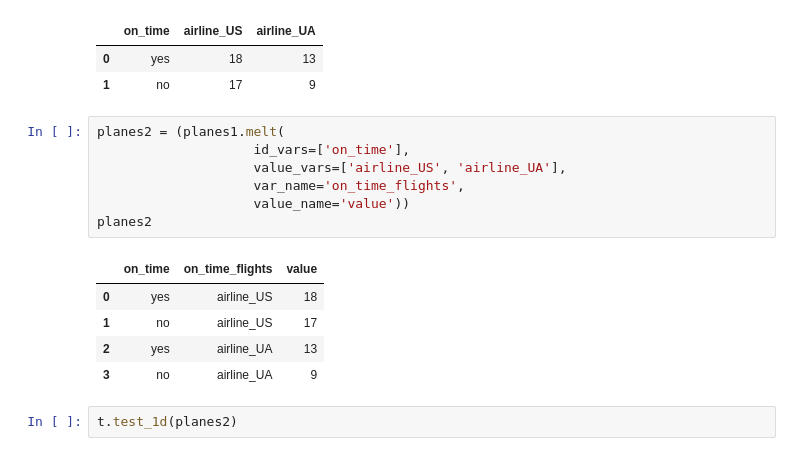
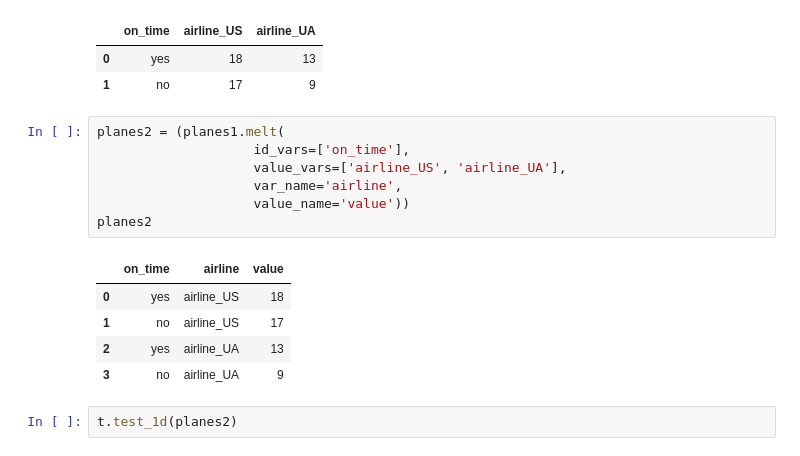
Before and after one commit to cgarrovillo/experiments-jupyter, a Jupyter notebook: assignment3.ipynb, the cells around one changed output. Cells and saved outputs as stored; diff of their text form.

Commit message:
Updated column name of ass 3 tidying

```diff
--- a/assignment3.ipynb
+++ b/assignment3.ipynb
@@ -173,12 +173,12 @@ planes1
 # %%
 planes2 = (planes1.melt(
                     id_vars=['on_time'],
                     value_vars=['airline_US', 'airline_UA'],
-                    var_name='on_time_flights',
+                    var_name='airline',
                     value_name='value'))
 planes2
 # %% [output]
-|  | on_time | on_time_flights | value |
+|  | on_time | airline | value |
 | 0 | yes | airline_US | 18 |
 | 1 | no | airline_US | 17 |
 | 2 | yes | airline_UA | 13 |
```
